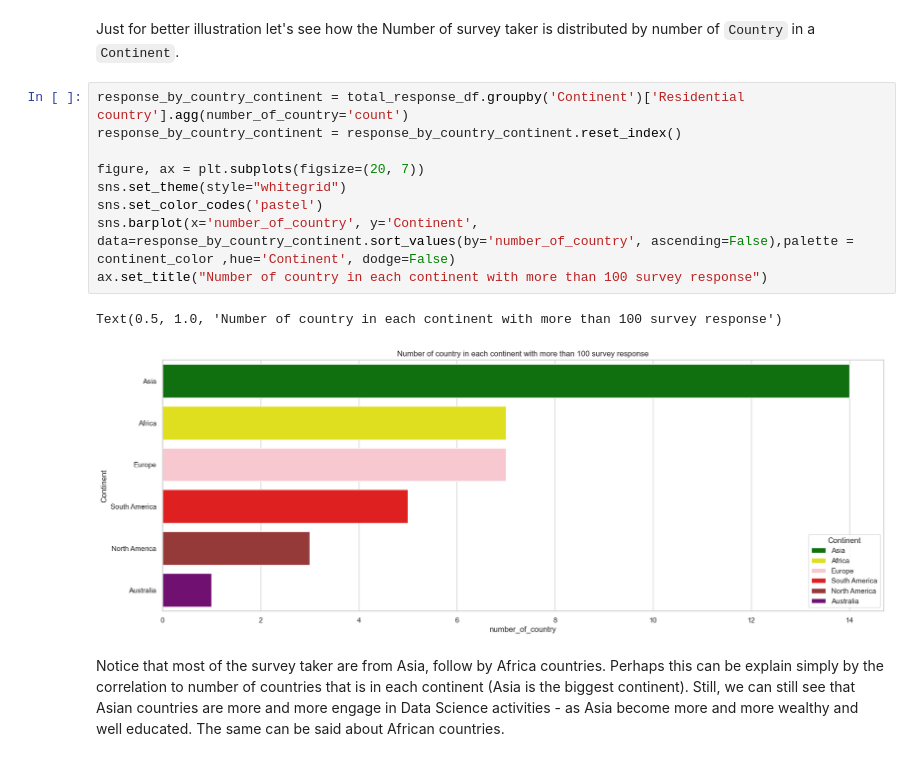
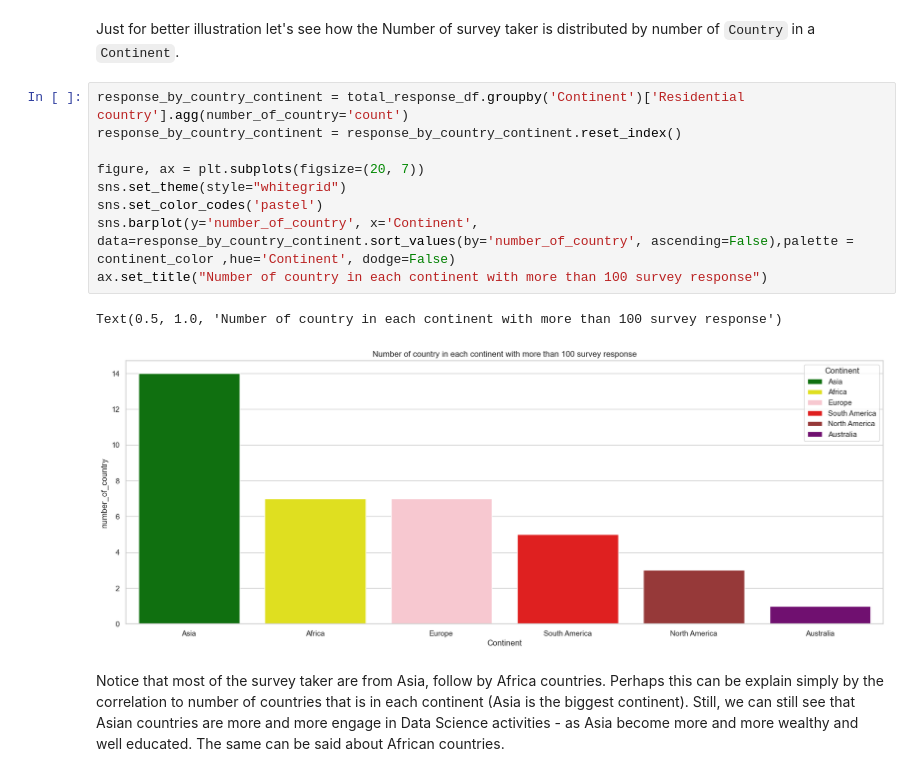
Before and after one commit to HTNam1710/P4DS_FinalProject, a Jupyter notebook: Source/phase_ask.ipynb, the cells around one changed output. Cells and saved outputs as stored; diff of their text form.

```diff
--- a/Source/phase_ask.ipynb
+++ b/Source/phase_ask.ipynb
@@ -145,15 +135,15 @@ Just for better illustration let's see how the Number of survey taker is distrib
 # %%
 response_by_country_continent = total_response_df.groupby('Continent')['Residential country'].agg(number_of_country='count')
 response_by_country_continent = response_by_country_continent.reset_index()
 
 figure, ax = plt.subplots(figsize=(20, 7))
 sns.set_theme(style="whitegrid")
 sns.set_color_codes('pastel')
-sns.barplot(x='number_of_country', y='Continent', data=response_by_country_continent.sort_values(by='number_of_country', ascending=False),palette = continent_color ,hue='Continent', dodge=False)
+sns.barplot(y='number_of_country', x='Continent', data=response_by_country_continent.sort_values(by='number_of_country', ascending=False),palette = continent_color ,hue='Continent', dodge=False)
 ax.set_title("Number of country in each continent with more than 100 survey response")
 # %% [output]
 Text(0.5, 1.0, 'Number of country in each continent with more than 100 survey response')
-[figure, old version]
+[figure, new version]
 # %% [markdown]
 Notice that most of the survey taker are from Asia, follow by Africa countries. Perhaps this can be explain simply by the correlation to number of countries that is in each continent (Asia is the biggest continent). Still, we can still see that Asian countries are more and more engage in Data Science activities - as Asia become more and more wealthy and well educated. The same can be said about African countries.
 # %% [markdown]
```
Also changed, not shown: parts of 52 cells of this notebook.
